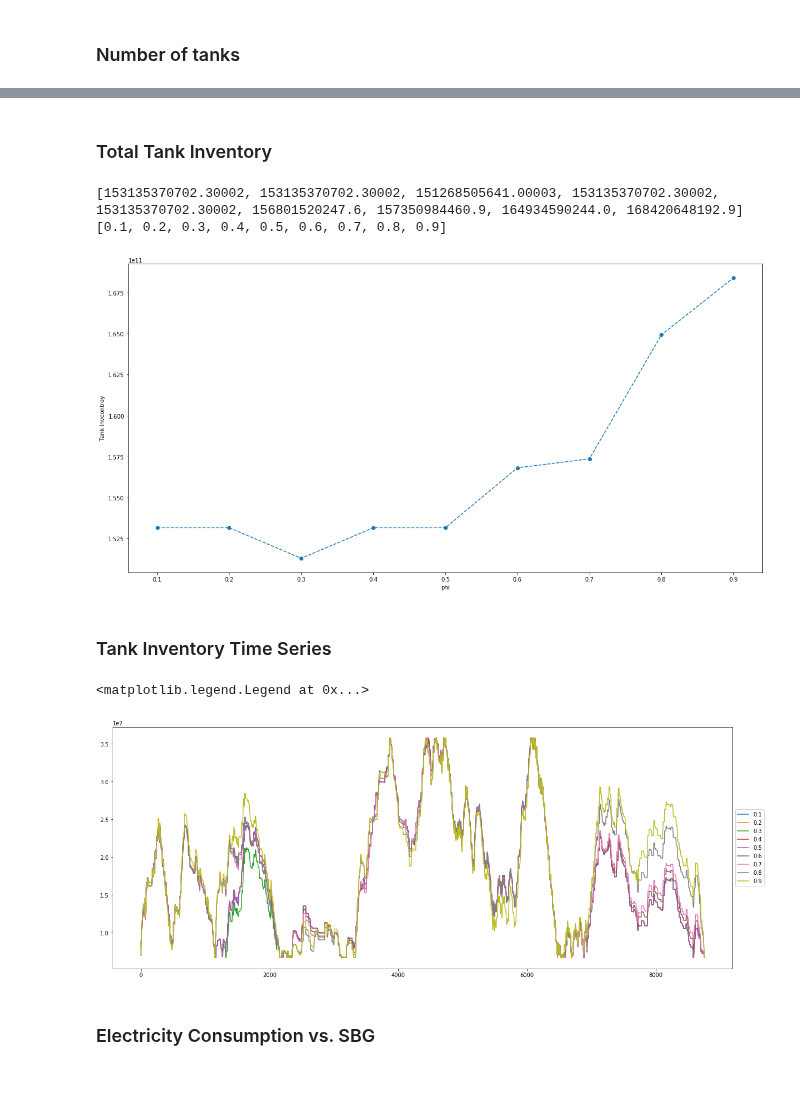
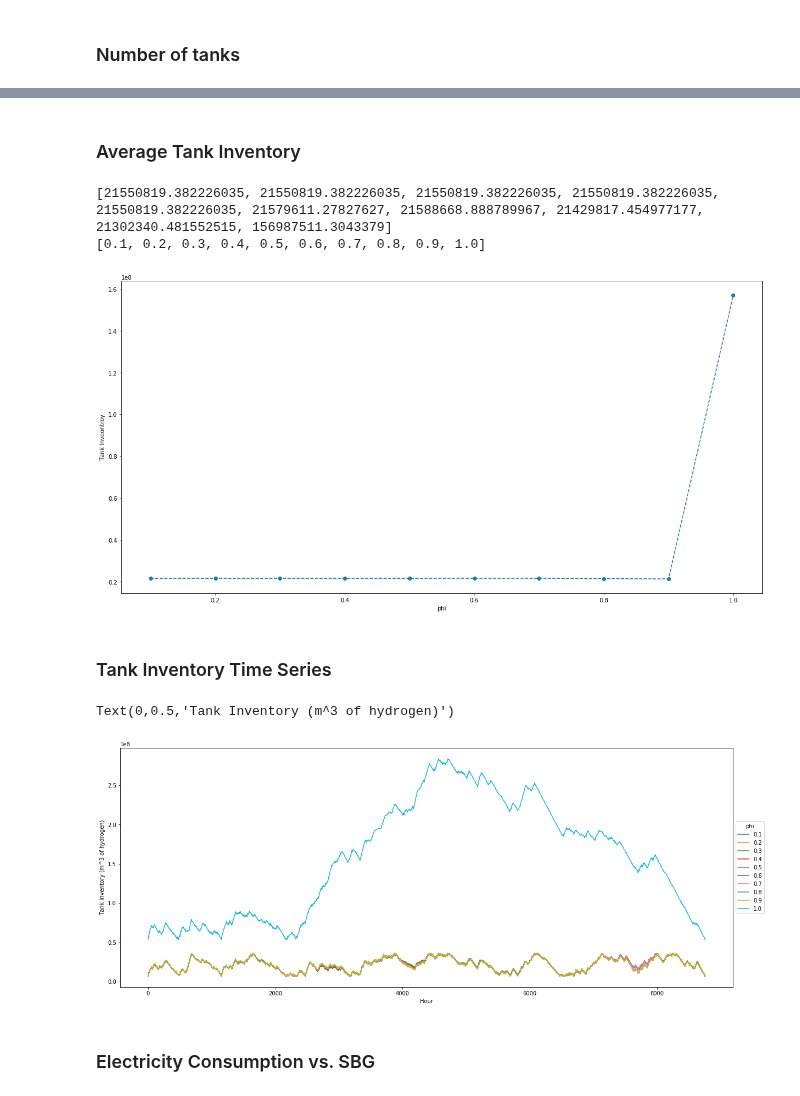
Before and after one commit to lewisjko/FYDP, a Jupyter notebook: FYDP.ipynb, the cells around one changed output, grey strips where cells are left out. Saved outputs shown, nothing was run; the diff lists cells and outputs as text; code cells hidden in the pictures.

```diff
--- a/FYDP.ipynb
+++ b/FYDP.ipynb
@@ -981,7 +1128,7 @@ create_plot_list(phi_list,N_electrolyzer_list,'phi','Number of electrolyzers')
 N_prestorage_list = []
 phi_list = []
 
-for df in [combined_result_phi_1_df,combined_result_phi_2_df,combined_result_phi_3_df,combined_result_phi_4_df,combined_result_phi_5_df,combined_result_phi_6_df,combined_result_phi_7_df,combined_result_phi_8_df,combined_result_phi_9_df]:
+for df in [combined_result_phi_1_df,combined_result_phi_2_df,combined_result_phi_3_df,combined_result_phi_4_df,combined_result_phi_5_df,combined_result_phi_6_df,combined_result_phi_7_df,combined_result_phi_8_df,combined_result_phi_9_df,combined_result_phi_10_df]:
     N_prestorage = df.loc[df['variable']=='N_prestorage','value'].tolist()[0]
     phi = df.loc[df['variable']=='phi','value'].tolist()[0]
     N_prestorage_list.append(N_prestorage)
@@ -1000,7 +1147,7 @@ create_plot_list(phi_list,N_prestorage_list,'phi','Number of prestorage Compress
 N_booster_list = []
 phi_list = []
 
-for df in [combined_result_phi_1_df,combined_result_phi_2_df,combined_result_phi_3_df,combined_result_phi_4_df,combined_result_phi_5_df,combined_result_phi_6_df,combined_result_phi_7_df,combined_result_phi_8_df,combined_result_phi_9_df]:
+for df in [combined_result_phi_1_df,combined_result_phi_2_df,combined_result_phi_3_df,combined_result_phi_4_df,combined_result_phi_5_df,combined_result_phi_6_df,combined_result_phi_7_df,combined_result_phi_8_df,combined_result_phi_9_df,combined_result_phi_10_df]:
     N_booster = df.loc[df['variable']=='N_booster','value'].tolist()[0]
     phi = df.loc[df['variable']=='phi','value'].tolist()[0]
     N_booster_list.append(N_booster)
@@ -1019,7 +1166,7 @@ create_plot_list(phi_list,N_booster_list,'phi','Number of Booster Compressors')
 N_tank_list = []
 phi_list = []
 
-for df in [combined_result_phi_1_df,combined_result_phi_2_df,combined_result_phi_3_df,combined_result_phi_4_df,combined_result_phi_5_df,combined_result_phi_6_df,combined_result_phi_7_df,combined_result_phi_8_df,combined_result_phi_9_df]:
+for df in [combined_result_phi_1_df,combined_result_phi_2_df,combined_result_phi_3_df,combined_result_phi_4_df,combined_result_phi_5_df,combined_result_phi_6_df,combined_result_phi_7_df,combined_result_phi_8_df,combined_result_phi_9_df,combined_result_phi_10_df]:
     N_tank = df.loc[df['variable']=='N_tank','value'].tolist()[0]
     phi = df.loc[df['variable']=='phi','value'].tolist()[0]
     N_tank_list.append(N_tank)
@@ -1035,41 +1182,43 @@ create_plot_list(phi_list,N_tank_list,'phi','Number of tank Compressors')
 # %% [markdown]
-### Total Tank Inventory
+### Average Tank Inventory
 # %%
 I_tank_list = []
 phi_list = []
 
-for df in [combined_result_phi_1_df,combined_result_phi_2_df,combined_result_phi_3_df,combined_result_phi_4_df,combined_result_phi_5_df,combined_result_phi_6_df,combined_result_phi_7_df,combined_result_phi_8_df,combined_result_phi_9_df]:
+for df in [combined_result_phi_1_df,combined_result_phi_2_df,combined_result_phi_3_df,combined_result_phi_4_df,combined_result_phi_5_df,combined_result_phi_6_df,combined_result_phi_7_df,combined_result_phi_8_df,combined_result_phi_9_df,combined_result_phi_10_df]:
     I_tank_df = create_var_df_from_result(df,'I_H2_',hour_str='Y')
     phi = df.loc[df['variable']=='phi','value'].tolist()[0]
-    I_tank_sum = I_tank_df['value'].sum()
-    I_tank_list.append(I_tank_sum)
+    I_tank_mean = I_tank_df['value'].mean()
+    I_tank_list.append(I_tank_mean)
     phi_list.append(phi)
 
 print(I_tank_list)
 print(phi_list)
 create_plot_list(phi_list,I_tank_list,'phi','Tank Inveontroy')
 # %% [output]
-[153135370702.30002, 153135370702.30002, 151268505641.00003, 153135370702.30002, 153135370702.30002, 156801520247.6, 157350984460.9, 164934590244.0, 168420648192.9]
-[0.1, 0.2, 0.3, 0.4, 0.5, 0.6, 0.7, 0.8, 0.9]
+[21550819.382226035, 21550819.382226035, 21550819.382226035, 21550819.382226035, 21550819.382226035, 21579611.27827627, 21588668.888789967, 21429817.454977177, 21302340.481552515, 156987511.3043379]
+[0.1, 0.2, 0.3, 0.4, 0.5, 0.6, 0.7, 0.8, 0.9, 1.0]
-[figure, old version]
+[figure, new version]
 # %% [markdown]
 ### Tank Inventory Time Series
 # %%
 %matplotlib inline
 import matplotlib.pyplot as plt
 
 fig = plt.figure(figsize = [20,8])
 ax = fig.add_subplot(111)
 
-for df in [combined_result_phi_1_df,combined_result_phi_2_df,combined_result_phi_3_df,combined_result_phi_4_df,combined_result_phi_5_df,combined_result_phi_6_df,combined_result_phi_7_df,combined_result_phi_8_df,combined_result_phi_9_df]:
+for df in [combined_result_phi_1_df,combined_result_phi_2_df,combined_result_phi_3_df,combined_result_phi_4_df,combined_result_phi_5_df,combined_result_phi_6_df,combined_result_phi_7_df,combined_result_phi_8_df,combined_result_phi_9_df,combined_result_phi_10_df]:
     I_tank_df = create_var_df_from_result(df,'I_H2_',hour_str='Y')
     phi = df.loc[df['variable']=='phi','value'].tolist()[0]
     plt.plot(I_tank_df['hour'],I_tank_df['value'],label=phi)
 
-plt.legend(loc='center left', bbox_to_anchor=(1.0, 0.5))
+plt.legend(loc='center left', bbox_to_anchor=(1.0, 0.5),title='phi')
+plt.xlabel('Hour')
+plt.ylabel('Tank Inventory (m^3 of hydrogen)')
 # %% [output]
-<matplotlib.legend.Legend at 0x...>
+Text(0,0.5,'Tank Inventory (m^3 of hydrogen)')
-[figure, old version]
+[figure, new version]
 # %% [markdown]
 ### Electricity Consumption vs. SBG
 # %%
```
Also changed, not shown: parts of 31 cells of this notebook.
